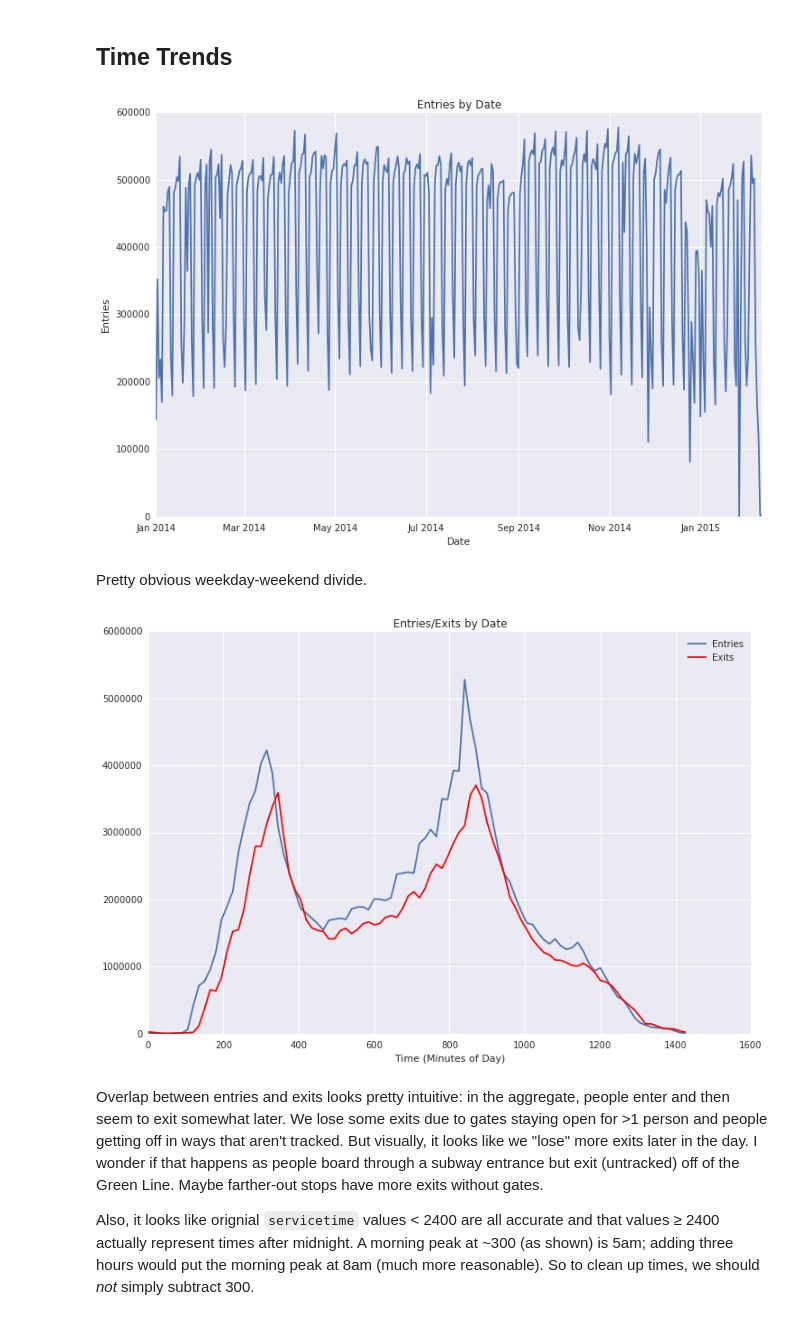
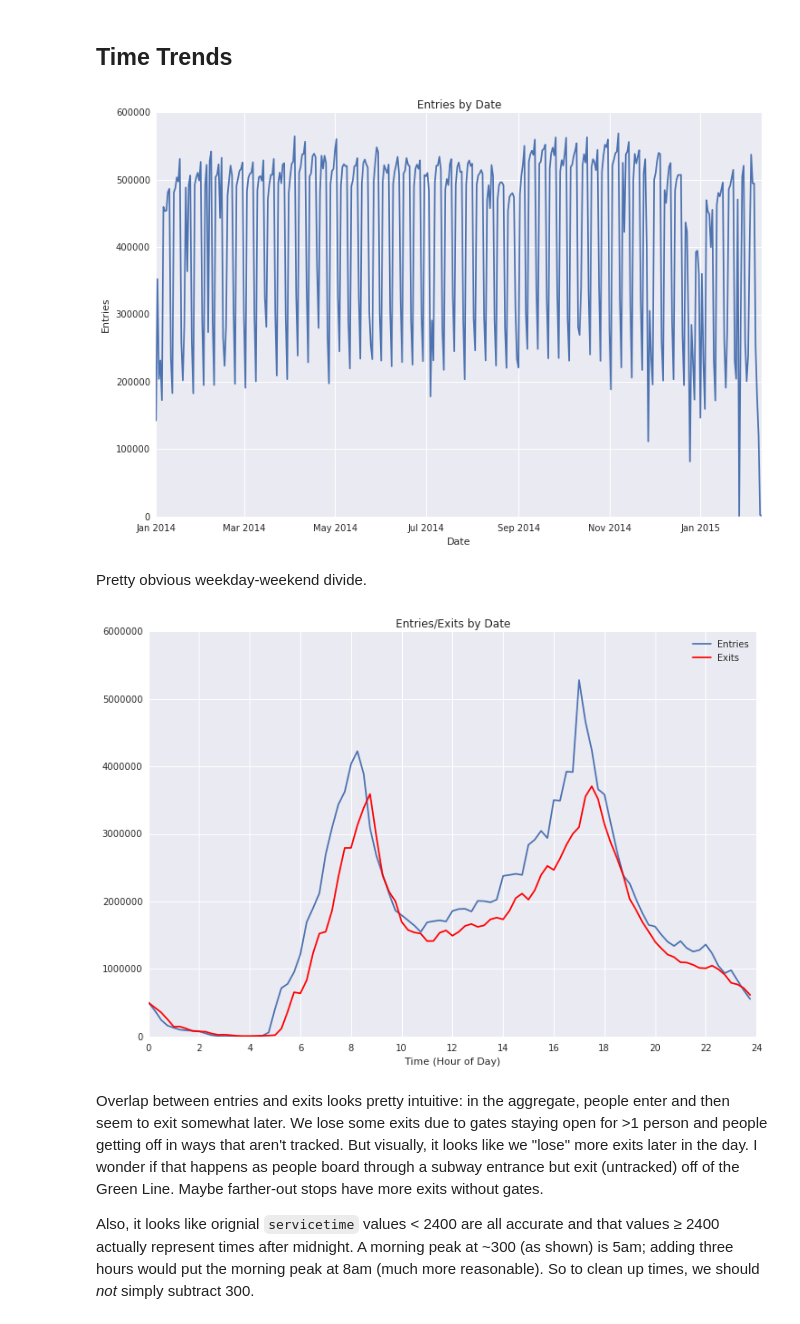
Before and after one commit to azampagl/harvard-capstone, a Jupyter notebook: src/exploration/GateCount_Profiling.ipynb, the cells around one changed output. Saved outputs shown, nothing was run; the diff lists cells and outputs as text; code cells hidden in the pictures.

Commit message:
Fixed date/time problems

```diff
--- a/src/exploration/GateCount_Profiling.ipynb
+++ b/src/exploration/GateCount_Profiling.ipynb
@@ -91,15 +91,21 @@ Dates are currently strings and integers. We'll want to use formal date/time rep
 # %%
 # Convert main date column.
 gate_count.servicedate = pd.to_datetime(gate_count.servicedate)
-# Convert service time to min 0. Nevermind: it's unclear how we should do this.
-# gate_count.servicetime = gate_count.servicetime-300
-# Convert service time to minutes.
-gate_count['servicetimeminutes'] = np.floor((gate_count.servicetime-300) / 100)*60 + np.mod(gate_count.servicetime,100)
+
+# Add a calendar date column.
+gate_count['calendardate'] = gate_count['servicedate']
+# Increment dates after midnight.
+gate_count.ix[gate_count['servicetime'] >= 2400,'calendardate'] = gate_count.ix[gate_count['servicetime'] >= 2400,'calendardate']+np.timedelta64(1,'D')
+
+# Add a calendar time minutes column and put on proper scale.
+gate_count['calendartimeminutes'] = (np.floor((gate_count.servicetime) / 100)*60 + np.mod(gate_count.servicetime,100)) % (24.*60.)
+# Convert to hours as well.
+gate_count['calendartimehours'] = gate_count['calendartimeminutes'].astype(np.float) / 60
 
 # Populate our dedicated datetime column with converted servicedate values.
-gate_count['servicedatetime'] = gate_count.servicedate
+gate_count['calendardatetime'] = gate_count.calendardate
 # Add the timedeltas.
-gate_count['servicedatetime'] += np.array(gate_count.servicetimeminutes, dtype='timedelta64[m]')
+gate_count['calendardatetime'] += np.array(gate_count.calendartimeminutes, dtype='timedelta64[m]')
 # %%
 # Show head to make sure we have what we're looking for.
 gate_count.head()
@@ -131,13 +137,13 @@ Charts below show distributions at various levels of aggregation: non-aggregated
 # Store several convenient distributions.
 
 # Date.
-gate_count_by_date = gate_count[['servicedate','entries','exits']].groupby('servicedate').agg(np.sum)
+gate_count_by_date = gate_count[['calendardate','entries','exits']].groupby('calendardate').agg(np.sum)
 
 # Location-date.
-gate_count_by_location_date = gate_count[['locationid','servicedate','entries','exits']].groupby(['locationid','servicedate']).agg(np.sum)
+gate_count_by_location_date = gate_count[['locationid','calendardate','entries','exits']].groupby(['locationid','calendardate']).agg(np.sum)
 
 # Time.
-gate_count_by_time = gate_count[['servicetimeminutes','entries','exits']].groupby('servicetimeminutes').agg(np.sum)
+gate_count_by_time = gate_count[['calendartimehours','entries','exits']].groupby('calendartimehours').agg(np.sum)
 # %%
 # Plot distribution of entries.
 plt.figure(figsize=(10,6))
@@ -189,20 +195,22 @@ plt.title('Entries by Date')
 plt.xlabel('Date') ; plt.ylabel('Entries')
 plt.show()
 # %% [output]
-[figure, old version]
+[figure, new version]
 # %% [markdown]
 Pretty obvious weekday-weekend divide.
 # %%
 # Plot entries, exits by time. Very rough plot (only using minutes of day).
 plt.figure(figsize=(12,8))
 plt.plot(gate_count_by_time.index, gate_count_by_time.entries,      label='Entries')
 plt.plot(gate_count_by_time.index, gate_count_by_time.exits,   'r', label='Exits')
 plt.title('Entries/Exits by Date')
-plt.xlabel('Time (Minutes of Day)')
+plt.xlabel('Time (Hour of Day)')
+plt.xticks(np.arange(0,25,2))
+plt.xlim((0,24))
 plt.legend()
 plt.show()
 # %% [output]
-[figure, old version]
+[figure, new version]
 # %% [markdown]
 Overlap between entries and exits looks pretty intuitive: in the aggregate, people enter and then seem to exit somewhat later. We lose some exits due to gates staying open for >1 person and people getting off in ways that aren't tracked. But visually, it looks like we "lose" more exits later in the day. I wonder if that happens as people board through a subway entrance but exit (untracked) off of the Green Line. Maybe farther-out stops have more exits without gates.
 
```
Also changed, not shown: parts of 3 cells of this notebook.
